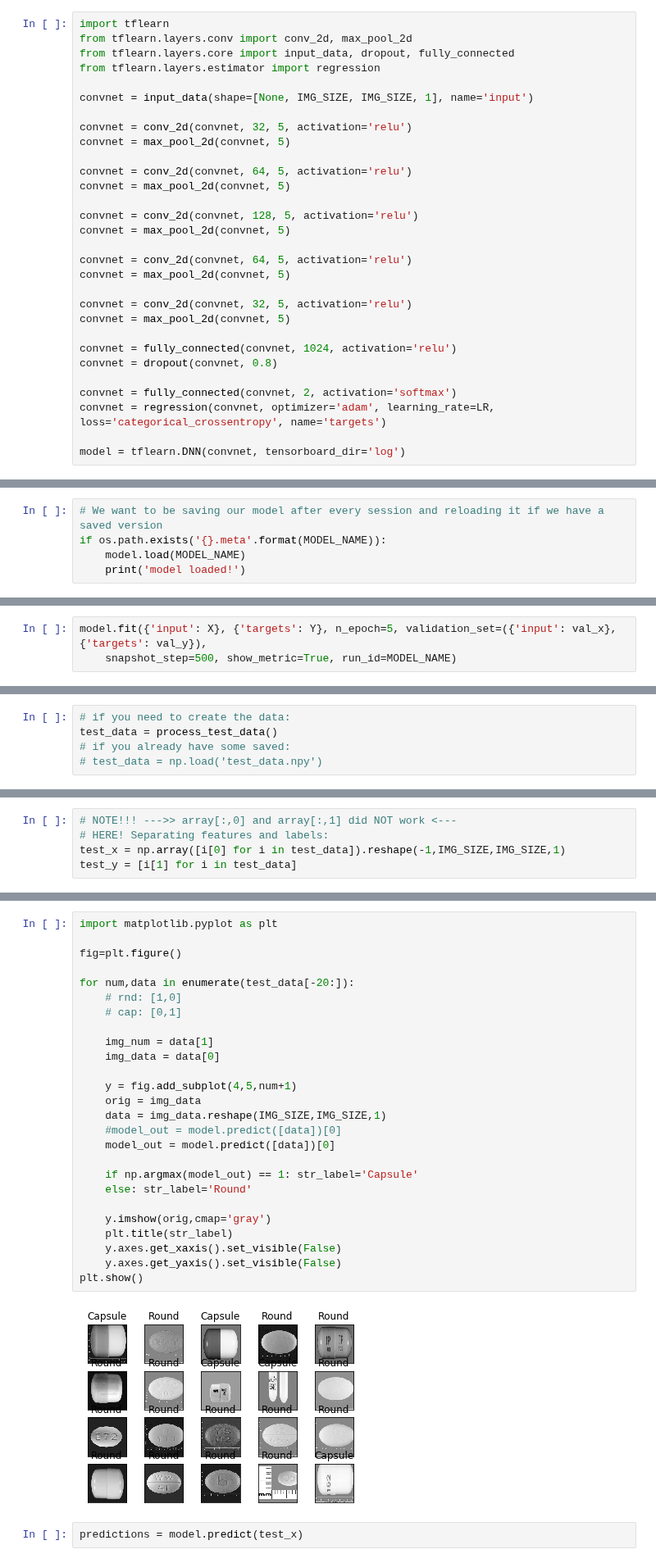
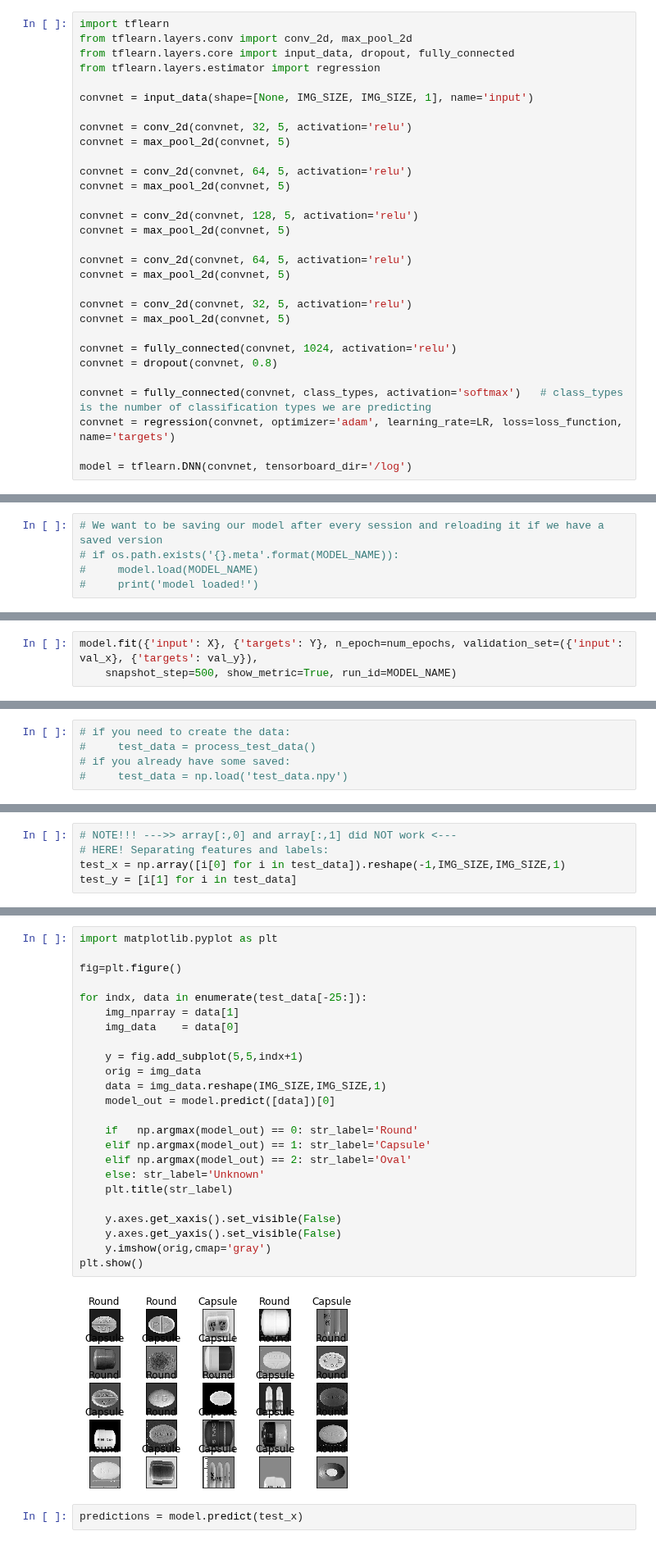
Before and after one commit to labs12-rxid/DS, a Jupyter notebook: rxid-shape-model.ipynb, the cells around one changed output, grey strips where cells are left out. Shown at 82% size. Saved outputs shown, nothing was run; the diff lists cells and outputs as text.

```diff
--- a/rxid-shape-model.ipynb
+++ b/rxid-shape-model.ipynb
@@ -129,8 +133,8 @@ convnet = max_pool_2d(convnet, 5)
 convnet = fully_connected(convnet, 1024, activation='relu')
 convnet = dropout(convnet, 0.8)
 
-convnet = fully_connected(convnet, 2, activation='softmax')
-convnet = regression(convnet, optimizer='adam', learning_rate=LR, loss='categorical_crossentropy', name='targets')
+convnet = fully_connected(convnet, class_types, activation='softmax')   # class_types is the number of classification types we are predicting
+convnet = regression(convnet, optimizer='adam', learning_rate=LR, loss=loss_function, name='targets')
 
-model = tflearn.DNN(convnet, tensorboard_dir='log')
+model = tflearn.DNN(convnet, tensorboard_dir='/log')
 # %% [output]
@@ -151,6 +155,6 @@ Instructions for updating:
 Use tf.cast instead.
 # %%
 # We want to be saving our model after every session and reloading it if we have a saved version
-if os.path.exists('{}.meta'.format(MODEL_NAME)):
-    model.load(MODEL_NAME)
-    print('model loaded!')
+# if os.path.exists('{}.meta'.format(MODEL_NAME)):
+#     model.load(MODEL_NAME)
+#     print('model loaded!')
@@ -173,4 +178,4 @@ val_y = [i[1] for i in validation]
 # %%
-model.fit({'input': X}, {'targets': Y}, n_epoch=5, validation_set=({'input': val_x}, {'targets': val_y}),
+model.fit({'input': X}, {'targets': Y}, n_epoch=num_epochs, validation_set=({'input': val_x}, {'targets': val_y}),
     snapshot_step=500, show_metric=True, run_id=MODEL_NAME)
 # %% [output]
@@ -209,5 +199,5 @@ pwd
 # %%
 # if you need to create the data:
-test_data = process_test_data()
+#     test_data = process_test_data()
 # if you already have some saved:
-# test_data = np.load('test_data.npy')
+#     test_data = np.load('test_data.npy')
@@ -224,30 +211,28 @@ test_y = [i[1] for i in test_data]
 # %%
 import matplotlib.pyplot as plt
 
 fig=plt.figure()
 
-for num,data in enumerate(test_data[-20:]):
-    # rnd: [1,0]
-    # cap: [0,1]
+for indx, data in enumerate(test_data[-25:]):
+    img_nparray = data[1]
+    img_data    = data[0]
 
-    img_num = data[1]
-    img_data = data[0]
-
-    y = fig.add_subplot(4,5,num+1)
+    y = fig.add_subplot(5,5,indx+1)
     orig = img_data
     data = img_data.reshape(IMG_SIZE,IMG_SIZE,1)
-    #model_out = model.predict([data])[0]
     model_out = model.predict([data])[0]
 
-    if np.argmax(model_out) == 1: str_label='Capsule'
-    else: str_label='Round'
+    if   np.argmax(model_out) == 0: str_label='Round'
+    elif np.argmax(model_out) == 1: str_label='Capsule'
+    elif np.argmax(model_out) == 2: str_label='Oval'
+    else: str_label='Unknown'
+    plt.title(str_label)
 
-    y.imshow(orig,cmap='gray')
-    plt.title(str_label)
     y.axes.get_xaxis().set_visible(False)
     y.axes.get_yaxis().set_visible(False)
+    y.imshow(orig,cmap='gray')
 plt.show()
 # %% [output]
-[figure, old version]
+[figure, new version]
 # %%
 predictions = model.predict(test_x)
```
Also changed, not shown: parts of 40 cells of this notebook, 1 other file.
